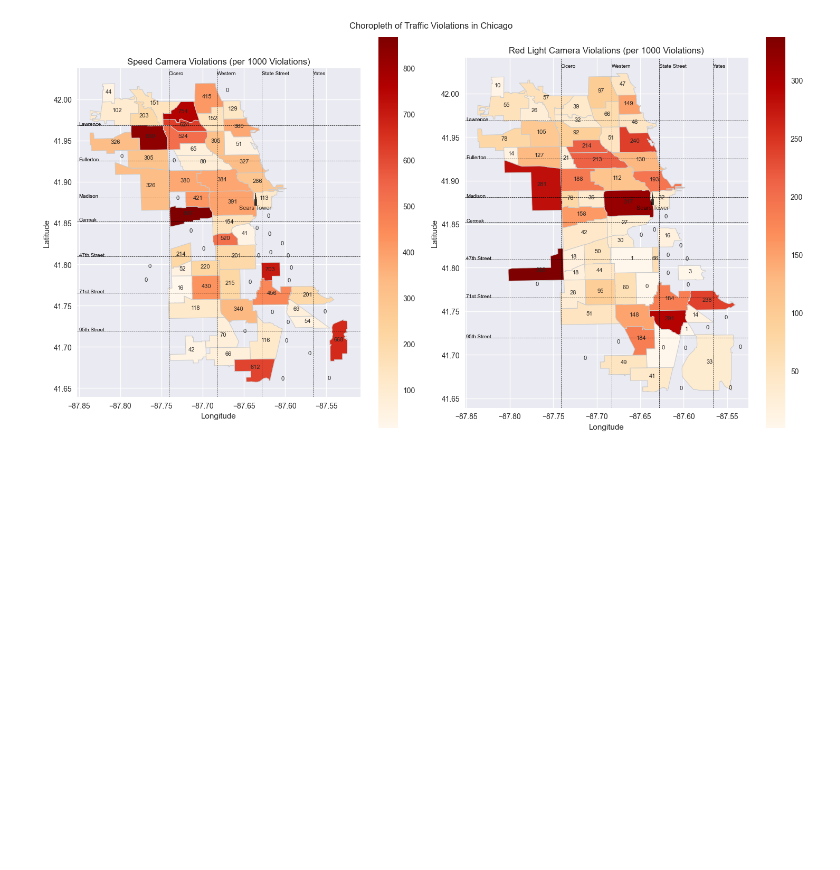
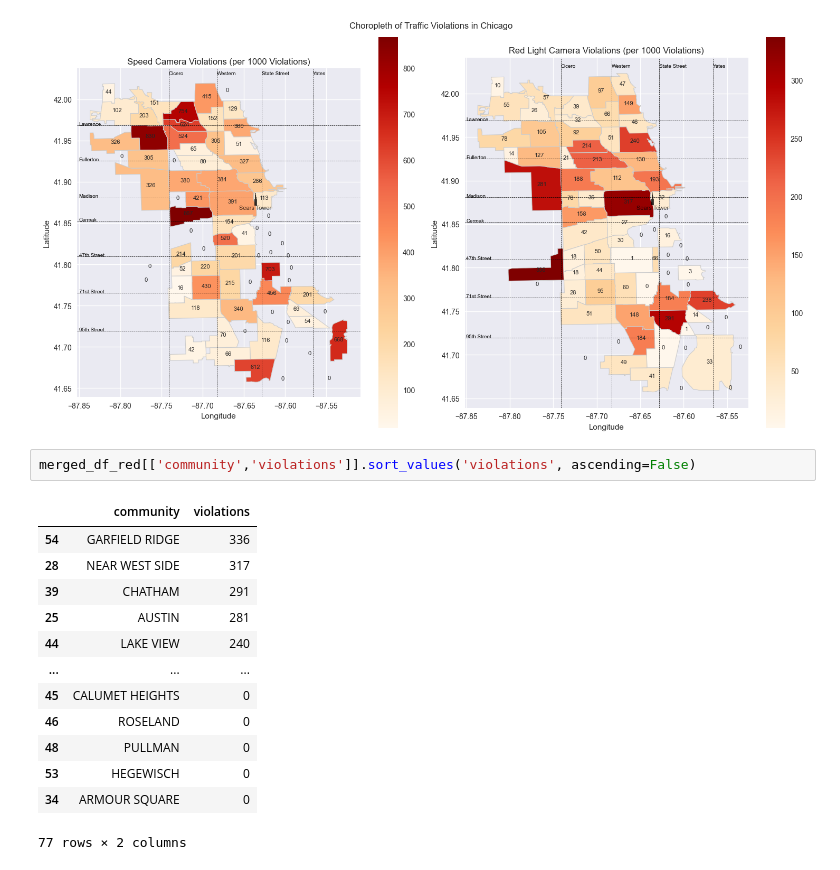
Before and after one commit to crmueller100/chicago-traffic-violations, a Jupyter notebook: analysis.ipynb, the cells around one changed output. Drawn from its saved outputs; the diff is of its cells as text; blank space fills up the shorter version.

```diff
--- a/analysis.ipynb
+++ b/analysis.ipynb
@@ -419,3 +419,19 @@ Right CRS: EPSG:4326
 
   violations_with_neighborhood_red = gpd.sjoin(gdf_red_light_violations, neighborhoods, how="left", op="within")
 [figure]
+# %%
+merged_df_red[['community','violations']].sort_values('violations', ascending=False)
+# %% [output]
+|  | community | violations |
+| 54 | GARFIELD RIDGE | 336 |
+| 28 | NEAR WEST SIDE | 317 |
+| 39 | CHATHAM | 291 |
+| 25 | AUSTIN | 281 |
+| 44 | LAKE VIEW | 240 |
+| ... | ... | ... |
+| 45 | CALUMET HEIGHTS | 0 |
+| 46 | ROSELAND | 0 |
+| 48 | PULLMAN | 0 |
+| 53 | HEGEWISCH | 0 |
+| 34 | ARMOUR SQUARE | 0 |
+77 rows × 2 columns
```
Also changed, not shown: parts of 4 cells of this notebook, 9 other files.
